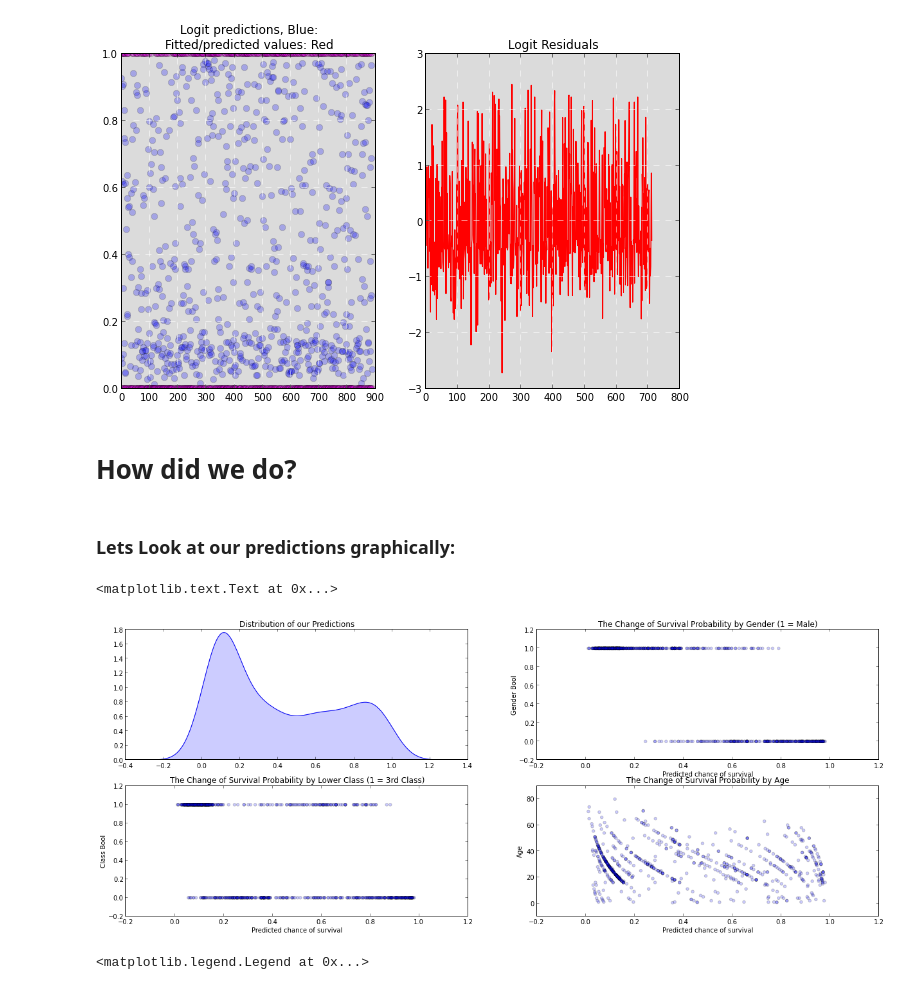
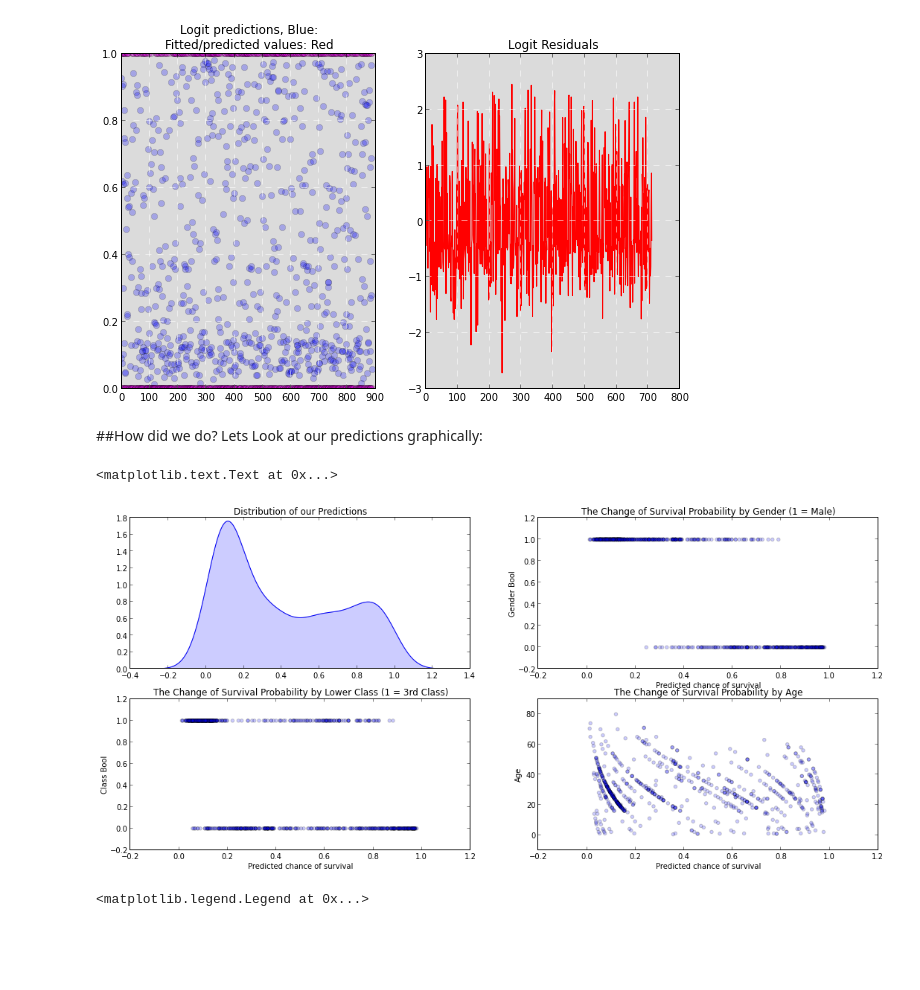
Before and after one commit to agconti/kaggle-titanic, a Jupyter notebook: Titanic.ipynb, the cells around one changed output. Saved outputs shown, nothing was run; the diff lists cells and outputs as text; code cells hidden in the pictures; blank space fills up the shorter version.

Commit message:
updated narrative, plotting

```diff
--- a/Titanic.ipynb
+++ b/Titanic.ipynb
@@ -306,41 +308,40 @@ plt.title('Logit Residuals');
 # %% [output]
 [figure]
 # %% [markdown]
-# How did we do?
+##How did we do?
+Lets Look at our predictions graphically:
-# %% [markdown]
-### Lets Look at our predictions graphically:
 # %%
-fig = plt.figure(figsize(21,8), dpi=300)
+fig = plt.figure(figsize(18,8), dpi=1600)
 a = .2
 
 fig.add_subplot(221)
 kde_res = KDE(res.predict())
 kde_res.fit()
 plt.plot(kde_res.support,kde_res.density)
 plt.fill_between(kde_res.support,kde_res.density, alpha=a)
 title("Distribution of our Predictions")
 
 fig.add_subplot(222)
 #kde_gender=KDE(x['sex[T.male]']
 plt.scatter(res.predict(),x['C(sex)[T.male]'] , alpha=a)
 plt.xlabel("Predicted chance of survival")
 plt.ylabel("Gender Bool")
 title("The Change of Survival Probability by Gender (1 = Male)")
 
 fig.add_subplot(223)
 plt.scatter(res.predict(),x['C(pclass)[T.3]'] , alpha=a)
 plt.xlabel("Predicted chance of survival")
 plt.ylabel("Class Bool")
 title("The Change of Survival Probability by Lower Class (1 = 3rd Class)")
 
 fig.add_subplot(224)
 plt.scatter(res.predict(),x.age , alpha=a)
 title("The Change of Survival Probability by Age")
 plt.xlabel("Predicted chance of survival")
 plt.ylabel("Age")
 # %% [output]
 <matplotlib.text.Text at 0x...>
-[figure, old version]
+[figure, new version]
 # %%
 lowess = smoothers_lowess.lowess(res.predict(),np.linspace(0,1,len(res.predict())/1))
 # %%
```
Also changed, not shown: parts of 17 cells of this notebook.
